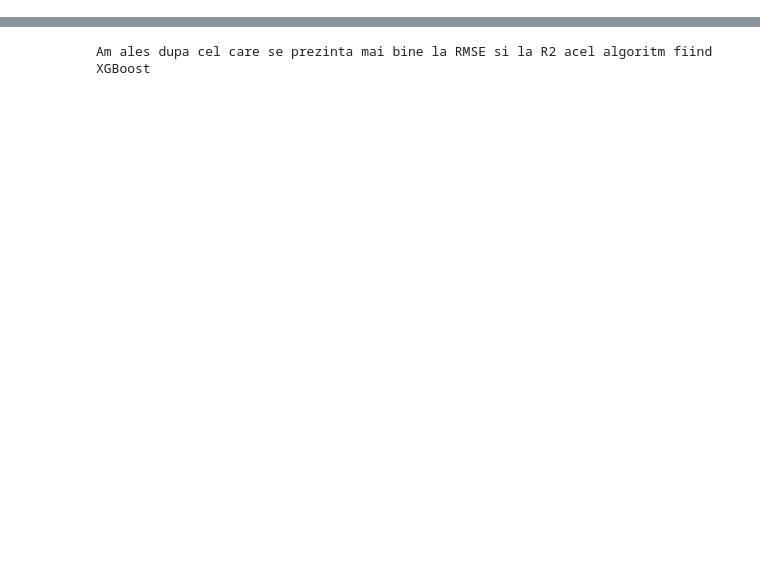
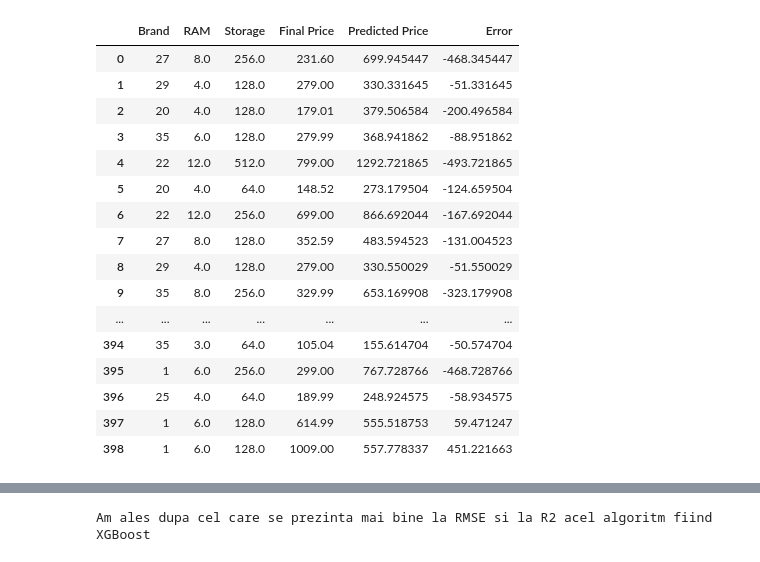
Before and after one commit to BusecanAntonio/SmartphonePriceDataset, a Jupyter notebook: SmartphonePriceDataset.ipynb, the cells around one changed output, grey strips where cells are left out. Cells and saved outputs as stored; diff of their text form; code cells hidden in the pictures; blank space fills up the shorter version.

Commit message:
Optimizare algoritmilor si inbunatatirea modelelor

```diff
--- a/SmartphonePriceDataset.ipynb
+++ b/SmartphonePriceDataset.ipynb
@@ -209,3 +311,7 @@ numeric_columns
+# %%
+from sklearn.impute import SimpleImputer
+imputer = SimpleImputer(strategy='median')  # mediană e mai robustă la valori aberante
+df[['RAM', 'Storage']] = imputer.fit_transform(df[['RAM', 'Storage']])
 # %%
 # Codificarea Brand-ului cu LabelEncoder
 label_encoder = LabelEncoder()
@@ -294,21 +445,75 @@ Intercept: 430.8810167029775
 # %%
-# 1. Real vs Predicted
-plt.figure(figsize=(8, 6))
-plt.scatter(y_test, y_pred, color='blue', alpha=0.6)
-plt.plot([min(y_test), max(y_test)], [min(y_test), max(y_test)], color='red', linestyle='--')
-plt.title('Real vs Predicted Final Price')
+# Setări pentru afișare completă
+pd.set_option('display.max_rows', None)
+pd.set_option('display.max_columns', None)
+
+# Codificarea Brand-ului
+label_encoder = LabelEncoder()
+df['Brand'] = label_encoder.fit_transform(df['Brand'])
+
+# Selectare caracteristici și target
+X = df[['RAM', 'Storage', 'Brand','Color_Score']]
+y = df['Final Price']
+
+# Standardizare
+scaler = StandardScaler()
+X_scaled = scaler.fit_transform(X)
+
+# Model și antrenare
+model = LinearRegression()
+model.fit(X_scaled, y)
+
+# Predictii pe toate datele
+y_pred_all = model.predict(X_scaled)
+
+# DataFrame cu rezultate
+results_df = df.copy()
+results_df['Predicted Price'] = y_pred_all
+results_df['Error'] = results_df['Final Price'] - results_df['Predicted Price']
+
+# Afișare completă
+display(results_df[['Brand', 'RAM', 'Storage', 'Final Price', 'Predicted Price', 'Error']])
+
+# Scatter plot Real vs Predicted
+plt.figure(figsize=(8,6))
+plt.scatter(y, y_pred_all, color='blue', alpha=0.4, s=20)
+plt.plot([y.min(), y.max()], [y.min(), y.max()], color='red', linestyle='--')
+plt.title('Real vs Predicted Price (toate datele)')
 plt.xlabel('Real Price')
 plt.ylabel('Predicted Price')
+plt.xlim(y.min() * 0.9, y.max() * 1.1)
+plt.ylim(y.min() * 0.9, y.max() * 1.1)
 plt.tight_layout()
 plt.show()
 
-# 2. Residual Plot
-plt.figure(figsize=(8, 6))
-sns.residplot(x=y_pred, y=y_test - y_pred, color='purple')
-plt.title('Residual Plot')
+# Residual Plot
+residuals = y - y_pred_all
+plt.figure(figsize=(8,6))
+plt.scatter(y_pred_all, residuals, color='purple', alpha=0.4, s=20)
+plt.axhline(y=0, color='red', linestyle='--')
+plt.title('Residual Plot (toate datele)')
 plt.xlabel('Predicted Price')
 plt.ylabel('Residuals')
+plt.xlim(y_pred_all.min() * 0.9, y_pred_all.max() * 1.1)
 plt.tight_layout()
 plt.show()
+# %% [output]
+|  | Brand | RAM | Storage | Final Price | Predicted Price | Error |
+| 0 | 27 | 8.0 | 256.0 | 231.60 | 699.945447 | -468.345447 |
+| 1 | 29 | 4.0 | 128.0 | 279.00 | 330.331645 | -51.331645 |
+| 2 | 20 | 4.0 | 128.0 | 179.01 | 379.506584 | -200.496584 |
+| 3 | 35 | 6.0 | 128.0 | 279.99 | 368.941862 | -88.951862 |
+| 4 | 22 | 12.0 | 512.0 | 799.00 | 1292.721865 | -493.721865 |
+| 5 | 20 | 4.0 | 64.0 | 148.52 | 273.179504 | -124.659504 |
+| 6 | 22 | 12.0 | 256.0 | 699.00 | 866.692044 | -167.692044 |
+| 7 | 27 | 8.0 | 128.0 | 352.59 | 483.594523 | -131.004523 |
+| 8 | 29 | 4.0 | 128.0 | 279.00 | 330.550029 | -51.550029 |
+| 9 | 35 | 8.0 | 256.0 | 329.99 | 653.169908 | -323.179908 |
+| ... | ... | ... | ... | ... | ... | ... |
+| 394 | 35 | 3.0 | 64.0 | 105.04 | 155.614704 | -50.574704 |
+| 395 | 1 | 6.0 | 256.0 | 299.00 | 767.728766 | -468.728766 |
+| 396 | 25 | 4.0 | 64.0 | 189.99 | 248.924575 | -58.934575 |
+| 397 | 1 | 6.0 | 128.0 | 614.99 | 555.518753 | 59.471247 |
+| 398 | 1 | 6.0 | 128.0 | 1009.00 | 557.778337 | 451.221663 |
 # %%
 from sklearn.ensemble import RandomForestRegressor
```
Also changed, not shown: parts of 28 cells of this notebook.
